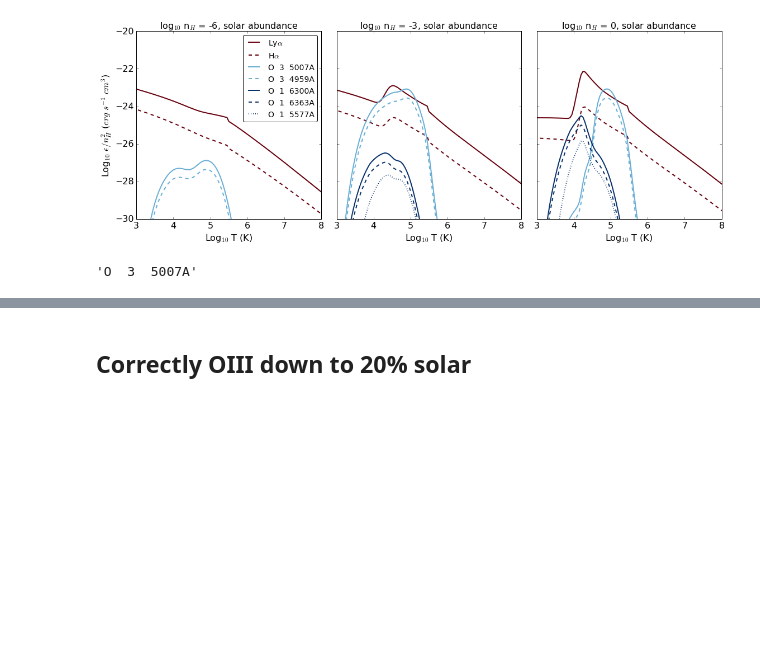
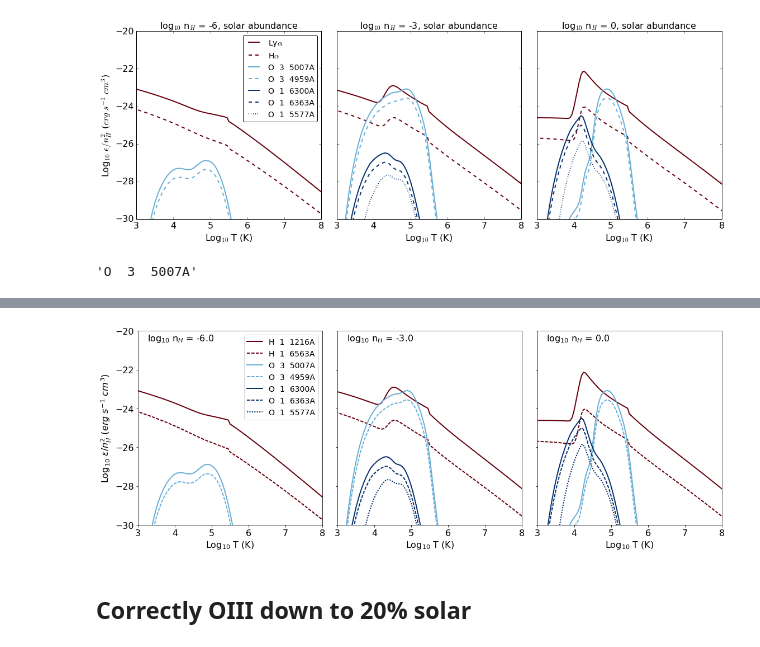
Before and after one commit to lokhorst/HalphaScripts, a Jupyter notebook: emissivitytable_plots.ipynb, the cells around one changed output, grey strips where cells are left out. Cells and saved outputs as stored; diff of their text form; code cells hidden in the pictures; blank space fills up the shorter version.

```diff
--- a/emissivitytable_plots.ipynb
+++ b/emissivitytable_plots.ipynb
@@ -217,3 +301,26 @@ O_wavelen[22]
+# %%
+fig,axarr = plt.subplots(1,3,figsize=(16,6))
+emisplot(axarr[0],density_index = 10,legend=True)
+emisplot(axarr[1],density_index = 25,legend=False)
+emisplot(axarr[2],density_index = 40,legend=False)
+'format the plots'
+for ax in axarr[:]:
+    #for ax in axx:
+    ax.set_xlim(3,8)
+    ax.set_ylim(-30,-20)
+    ax.set_xlabel(r'Log$_{10}$ T (K)')
+    ax.set_ylabel(r'Log$_{10}$ $\epsilon / n_H^2$ ($erg$ $s^{-1}$ $cm^3$)')
+
+axarr[1].set_yticklabels([])
+axarr[1].set_ylabel('')
+axarr[2].set_yticklabels([])
+axarr[2].set_ylabel('')
+
+plt.tight_layout()
+
+plt.savefig('emissivitytable_threeplots.png')
+# %% [output]
+[figure, added]
 # %% [markdown]
 ## Correctly OIII down to 20% solar
 # %%
```
Also changed, not shown: parts of 3 cells of this notebook, 2 other files.
